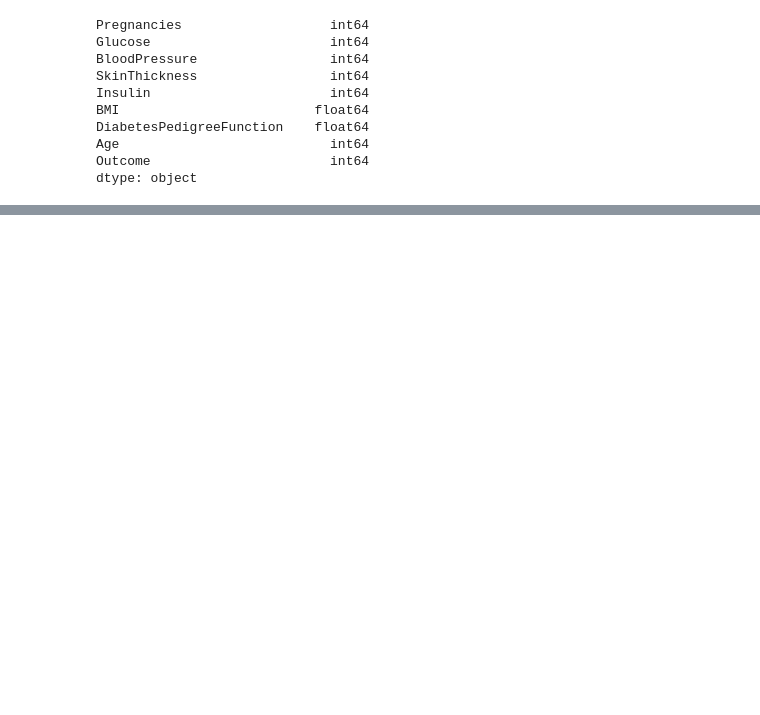
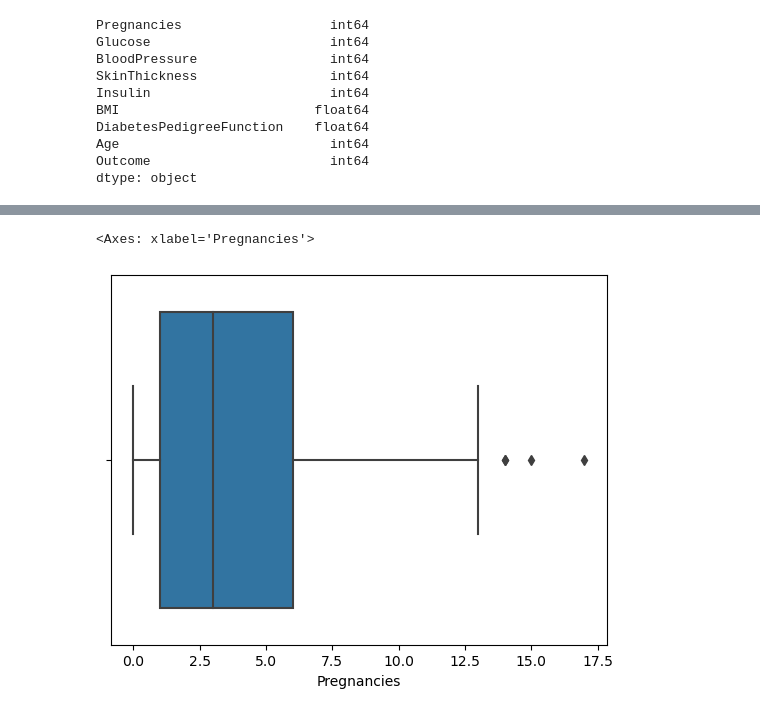
Before and after one commit to shreyapuri11/Minor-Project-Diabetes-prediction-analysis, a Jupyter notebook: diab.ipynb, the cells around one changed output, grey strips where cells are left out. Saved outputs shown, nothing was run; the diff lists cells and outputs as text; code cells hidden in the pictures; blank space fills up the shorter version.

```diff
--- a/diab.ipynb
+++ b/diab.ipynb
@@ -144,0 +204,5 @@ diab.describe(include="all").T
+# %%
+sns.boxplot(x=diab["Pregnancies"])
+# %% [output]
+<Axes: xlabel='Pregnancies'>
+[figure, added]
```
Also changed, not shown: parts of 16 cells of this notebook.
